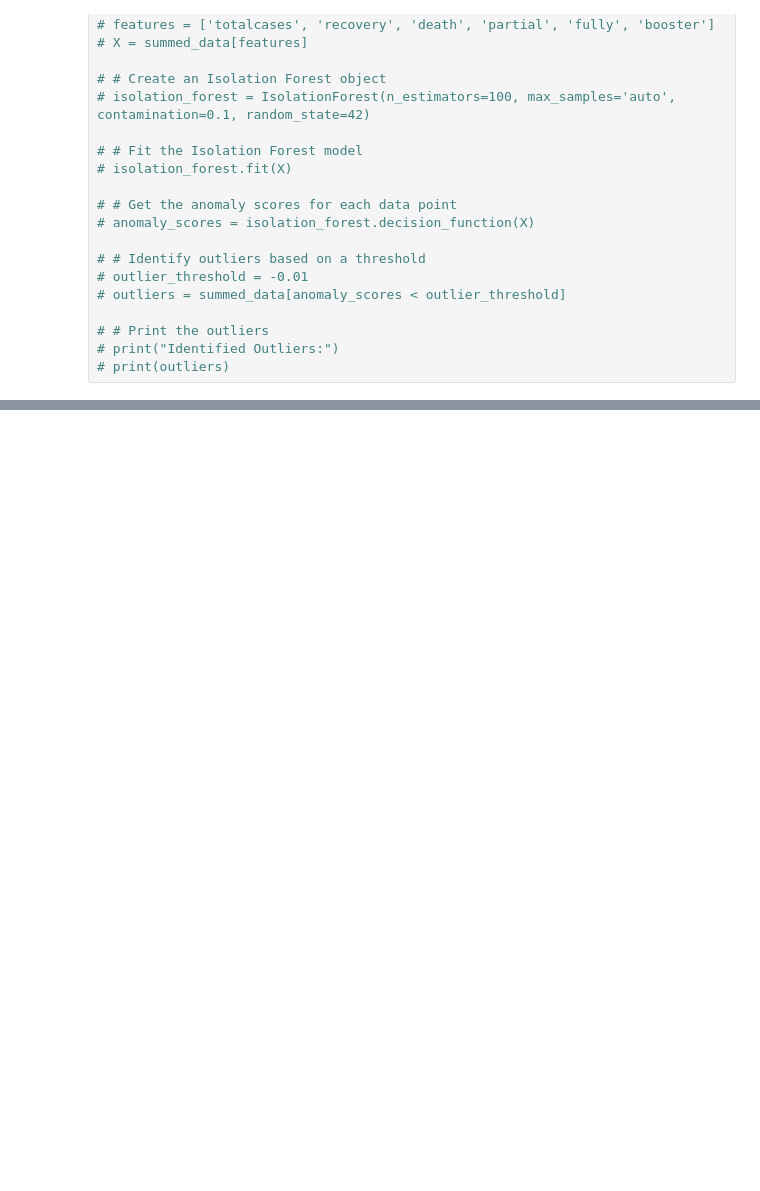
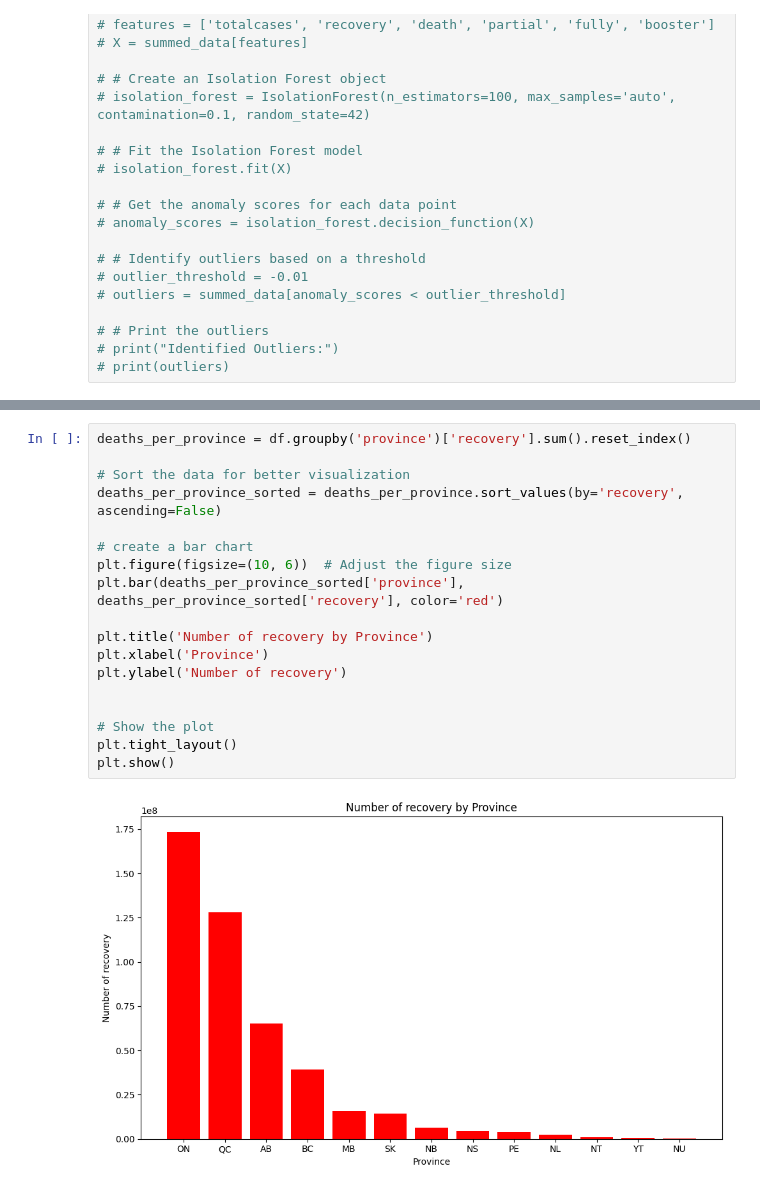
Before and after one commit to William-67/Analysis-of-efficacy-of-Covid19-Vaccination, a Jupyter notebook: Phase 4/data_summarization.ipynb, the cells around one changed output, grey strips where cells are left out. Cells and saved outputs as stored; diff of their text form; blank space fills up the shorter version.

```diff
--- a/Phase 4/data_summarization.ipynb
+++ b/Phase 4/data_summarization.ipynb
@@ -172,0 +223,20 @@ Outlier Data:
+# %%
+deaths_per_province = df.groupby('province')['recovery'].sum().reset_index()
+
+# Sort the data for better visualization
+deaths_per_province_sorted = deaths_per_province.sort_values(by='recovery', ascending=False)
+
+# create a bar chart
+plt.figure(figsize=(10, 6))  # Adjust the figure size
+plt.bar(deaths_per_province_sorted['province'], deaths_per_province_sorted['recovery'], color='red')
+
+plt.title('Number of recovery by Province')
+plt.xlabel('Province')
+plt.ylabel('Number of recovery')
+
+
+# Show the plot
+plt.tight_layout()
+plt.show()
+# %% [output]
+[figure, added]
```
Also changed, not shown: parts of 11 cells of this notebook, 1 other file.
